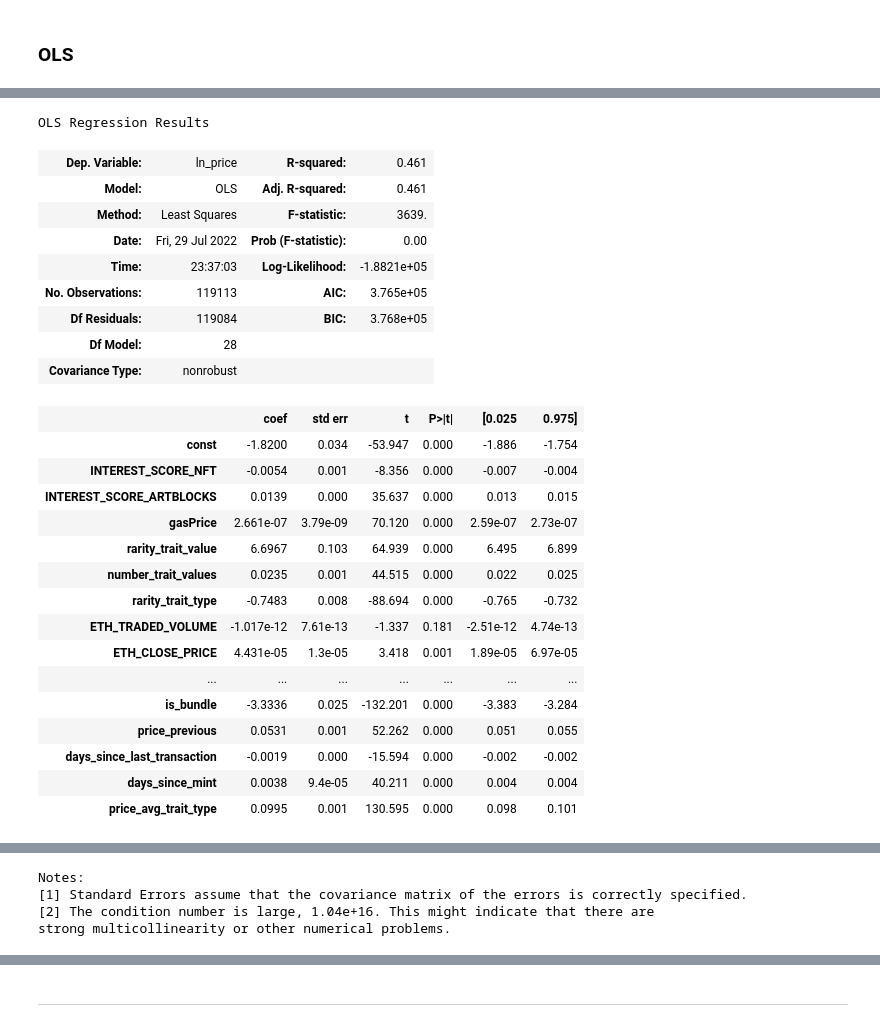
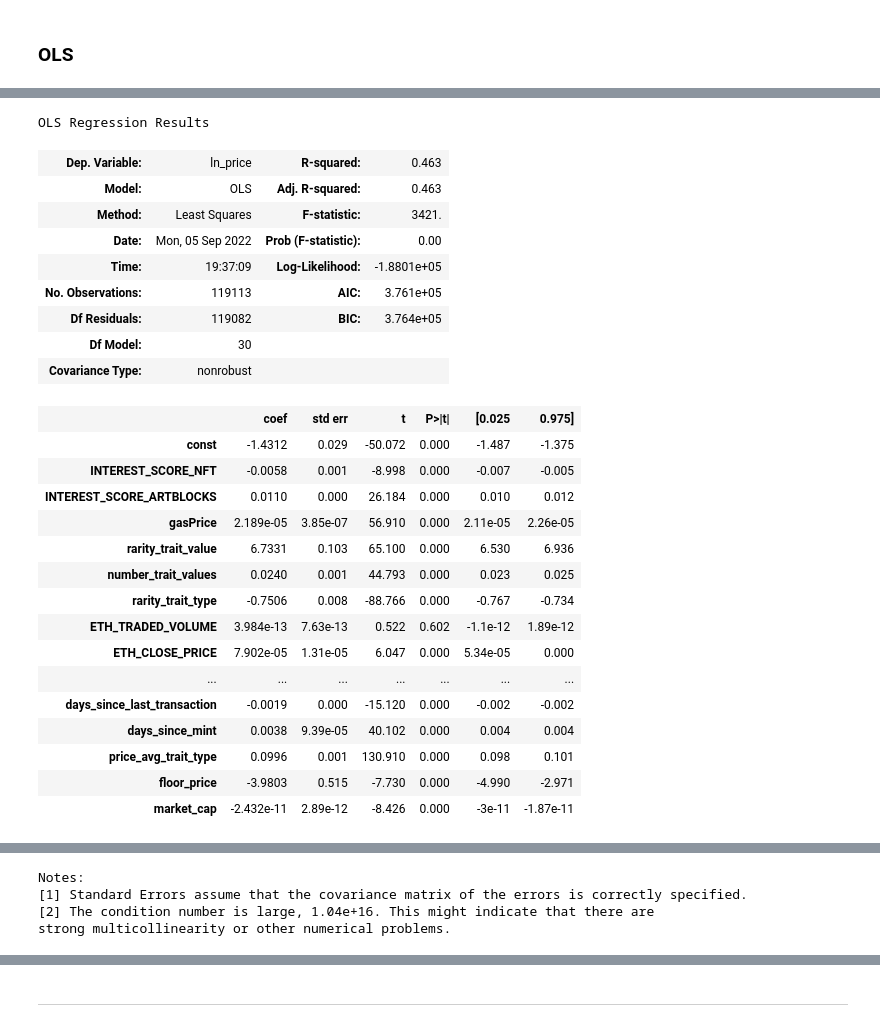
Before and after one commit to andyolivers/nft-price-estimator, a Jupyter notebook: NFT Asset Pricing - OLS.ipynb, the cells around one changed output, grey strips where cells are left out. Drawn from its saved outputs; the diff is of its cells as text; code cells hidden in the pictures.

```diff
--- a/NFT Asset Pricing - OLS.ipynb
+++ b/NFT Asset Pricing - OLS.ipynb
@@ -142,6 +145,12 @@ df_traits_ = df_traits.merge(df_traits_t, how='left', left_on=['value'], right_o
 df_traits_ = df_traits_.groupby(['collectionTokenId','trait_type'], as_index=False)[['rarity_trait_value']].mean()
 df_traits_ = df_traits_.merge(df_traits_tt[['collectionTokenId','number_trait_values']], how='left', on=['collectionTokenId'], suffixes=('', ''),indicator=False)
 df_traits_final = df_traits_.merge(df_traits_ty[['trait_type','rarity_trait_type']], how='left', on=['trait_type'], suffixes=('', ''),indicator=False)
+# %%
+# Add market cap and floor price
+df_transactions = df_transactions.merge(df_makert_cap, how='left', on=['DATE'], suffixes=('', ''),indicator=False)
+df_transactions = df_transactions.merge(df_floor_price, how='left', on=['DATE'], suffixes=('', ''),indicator=False)
+
+df_transactions['floor_price'] = df_transactions['floor_price'].fillna(0)
 # %%
 # Create final transaction set
 df_transactions_final = df_transactions.merge(df_traits_final, how='left', on=['collectionTokenId'], suffixes=('', ''),indicator=False)
@@ -309,14 +289,0 @@ plots_barTexts_fontSize = 8
-# %%
-# Get profiling report
-cols = ['blockNumber', 'DATETIME','collectionTokenId',
-       'price', 'gasPrice', 'gas', 'DATE', 'ETH_CLOSE_PRICE',
-       'ETH_TRADED_VOLUME', 'INTEREST_SCORE_NFT','INTEREST_SCORE_ARTBLOCKS', 'Number of sales', 'Sales USD',
-       'Active market wallets', 'Unique buyers', 'Unique sellers',
-       'Active market wallets collection', 'Unique buyers collection',
-       'Unique sellers collection', 'tokens_minted', 'tokens_available',
-       'Action', 'Transactions collection ETH',
-       'Number of Transactions collection', 'Transactions collection USD',
-       'trait_type', 'rarity_trait_value', 'number_trait_values',
-       'rarity_trait_type']
-#prof = ProfileReport(df_sales_final[cols])
-#prof.to_file(output_file='output.html')
@@ -573,12 +301,13 @@ final_columns =  ['DATE_WEEKDAY','DATE_MONTH','DATE_YEAR','DATEYEAR','DATE','CD_
                  'Transactions collection USD','Unique buyers collection','Unique sellers collection', #delta
                  'rarity_trait_value', 'number_trait_values','rarity_trait_type','trait_type',
                  'Number of Transactions collection','Active market wallets collection','Number of sales','Unique buyers', 'Unique sellers'
-                 ,'is_bundle','transaction_order', 'price_previous','days_since_last_transaction', 'days_since_mint','price_avg_trait_type']
+                 ,'is_bundle','transaction_order', 'price_previous','days_since_last_transaction', 'days_since_mint','price_avg_trait_type'
+                 , 'floor_price', 'market_cap']
 
 delta_cols = ['ETH_TRADED_VOLUME','ETH_CLOSE_PRICE','Sales USD','Active market wallets', #delta
                  'Transactions collection USD','Unique buyers collection','Unique sellers collection','tokens_available',
              'Number of Transactions collection','Active market wallets collection','Number of sales','Unique buyers','Unique sellers'
-             ]
+             , 'floor_price', 'market_cap']
 # %%
 df_sales_final['DATEYEAR'] = df_sales_final['DATE_YEAR']
 df_model = df_sales_final[final_columns]
@@ -731,6 +464,7 @@ def build_ols(df_model,cols):
     df_pred['y_hat'] = np.exp(df_pred['y_hat'])
     df_pred['y'] = np.exp(Y)
     #df_pred['y'] = Y
+    df_pred.replace([np.inf, -np.inf], 0, inplace=True)
 
     mape = mean_absolute_percentage_error(df_pred['y'], df_pred['y_hat'])
     mae = mean_absolute_error(df_pred['y'], df_pred['y_hat'])
@@ -751,9 +485,10 @@ cols = ['INTEREST_SCORE_NFT','INTEREST_SCORE_ARTBLOCKS','gasPrice', 'rarity_trai
        'Sales USD', 'Active market wallets',
        'Transactions collection USD', 'Unique buyers collection',
             'Number of Transactions collection','Active market wallets collection','Number of sales','Unique buyers', 'Unique sellers', #
-       'Unique sellers collection', 'tokens_available','DATE_QUARTER_1','DATE_QUARTER_3','DATE_QUARTER_3','DATE_QUARTER_4',
+       'Unique sellers collection', 'tokens_available','DATE_QUARTER_1','DATE_QUARTER_2','DATE_QUARTER_3','DATE_QUARTER_4',
            'DATE_YEAR_2020', 'DATE_YEAR_2021', 'DATE_YEAR_2022','is_bundle'
-            , 'price_previous','days_since_last_transaction', 'days_since_mint','price_avg_trait_type','price','ln_price'
+            , 'price_previous','days_since_last_transaction', 'days_since_mint','price_avg_trait_type','price','ln_price',
+         'floor_price', 'market_cap'
            ]
 results,predictions = build_ols(df_model,cols)
 results.summary()
@@ -765,31 +500,31 @@ MSE:  54889989354.41942
 ------------ TESTING RESULTS ------------
 MAPE:  0.9999665694002158
 MAE:  1.058530901311851
 MSE:  25.565306804559043
 R2:  -0.045837429306385014
 OLS Regression Results
-| Dep. Variable: | ln_price | R-squared: | 0.461 |
-| Model: | OLS | Adj. R-squared: | 0.461 |
-| Method: | Least Squares | F-statistic: | 3639. |
-| Date: | Fri, 29 Jul 2022 | Prob (F-statistic): | 0.00 |
-| Time: | 23:37:03 | Log-Likelihood: | -1.8821e+05 |
-| No. Observations: | 119113 | AIC: | 3.765e+05 |
-| Df Residuals: | 119084 | BIC: | 3.768e+05 |
-| Df Model: | 28 |  |  |
+| Dep. Variable: | ln_price | R-squared: | 0.463 |
+| Model: | OLS | Adj. R-squared: | 0.463 |
+| Method: | Least Squares | F-statistic: | 3421. |
+| Date: | Mon, 05 Sep 2022 | Prob (F-statistic): | 0.00 |
+| Time: | 19:37:09 | Log-Likelihood: | -1.8801e+05 |
+| No. Observations: | 119113 | AIC: | 3.761e+05 |
+| Df Residuals: | 119082 | BIC: | 3.764e+05 |
+| Df Model: | 30 |  |  |
 | Covariance Type: | nonrobust |  |  |
 |  | coef | std err | t | P>|t| | [0.025 | 0.975] |
-| const | -1.8200 | 0.034 | -53.947 | 0.000 | -1.886 | -1.754 |
-| INTEREST_SCORE_NFT | -0.0054 | 0.001 | -8.356 | 0.000 | -0.007 | -0.004 |
-| INTEREST_SCORE_ARTBLOCKS | 0.0139 | 0.000 | 35.637 | 0.000 | 0.013 | 0.015 |
-| gasPrice | 2.661e-07 | 3.79e-09 | 70.120 | 0.000 | 2.59e-07 | 2.73e-07 |
-| rarity_trait_value | 6.6967 | 0.103 | 64.939 | 0.000 | 6.495 | 6.899 |
-| number_trait_values | 0.0235 | 0.001 | 44.515 | 0.000 | 0.022 | 0.025 |
-| rarity_trait_type | -0.7483 | 0.008 | -88.694 | 0.000 | -0.765 | -0.732 |
-| ETH_TRADED_VOLUME | -1.017e-12 | 7.61e-13 | -1.337 | 0.181 | -2.51e-12 | 4.74e-13 |
-| ETH_CLOSE_PRICE | 4.431e-05 | 1.3e-05 | 3.418 | 0.001 | 1.89e-05 | 6.97e-05 |
+| const | -1.4312 | 0.029 | -50.072 | 0.000 | -1.487 | -1.375 |
+| INTEREST_SCORE_NFT | -0.0058 | 0.001 | -8.998 | 0.000 | -0.007 | -0.005 |
+| INTEREST_SCORE_ARTBLOCKS | 0.0110 | 0.000 | 26.184 | 0.000 | 0.010 | 0.012 |
+| gasPrice | 2.189e-05 | 3.85e-07 | 56.910 | 0.000 | 2.11e-05 | 2.26e-05 |
+| rarity_trait_value | 6.7331 | 0.103 | 65.100 | 0.000 | 6.530 | 6.936 |
+| number_trait_values | 0.0240 | 0.001 | 44.793 | 0.000 | 0.023 | 0.025 |
+| rarity_trait_type | -0.7506 | 0.008 | -88.766 | 0.000 | -0.767 | -0.734 |
+| ETH_TRADED_VOLUME | 3.984e-13 | 7.63e-13 | 0.522 | 0.602 | -1.1e-12 | 1.89e-12 |
+| ETH_CLOSE_PRICE | 7.902e-05 | 1.31e-05 | 6.047 | 0.000 | 5.34e-05 | 0.000 |
 | ... | ... | ... | ... | ... | ... | ... |
-| is_bundle | -3.3336 | 0.025 | -132.201 | 0.000 | -3.383 | -3.284 |
-| price_previous | 0.0531 | 0.001 | 52.262 | 0.000 | 0.051 | 0.055 |
-| days_since_last_transaction | -0.0019 | 0.000 | -15.594 | 0.000 | -0.002 | -0.002 |
-| days_since_mint | 0.0038 | 9.4e-05 | 40.211 | 0.000 | 0.004 | 0.004 |
-| price_avg_trait_type | 0.0995 | 0.001 | 130.595 | 0.000 | 0.098 | 0.101 |
+| days_since_last_transaction | -0.0019 | 0.000 | -15.120 | 0.000 | -0.002 | -0.002 |
+| days_since_mint | 0.0038 | 9.39e-05 | 40.102 | 0.000 | 0.004 | 0.004 |
+| price_avg_trait_type | 0.0996 | 0.001 | 130.910 | 0.000 | 0.098 | 0.101 |
+| floor_price | -3.9803 | 0.515 | -7.730 | 0.000 | -4.990 | -2.971 |
+| market_cap | -2.432e-11 | 2.89e-12 | -8.426 | 0.000 | -3e-11 | -1.87e-11 |
```
Also changed, not shown: parts of 31 cells of this notebook, 23 other files.
